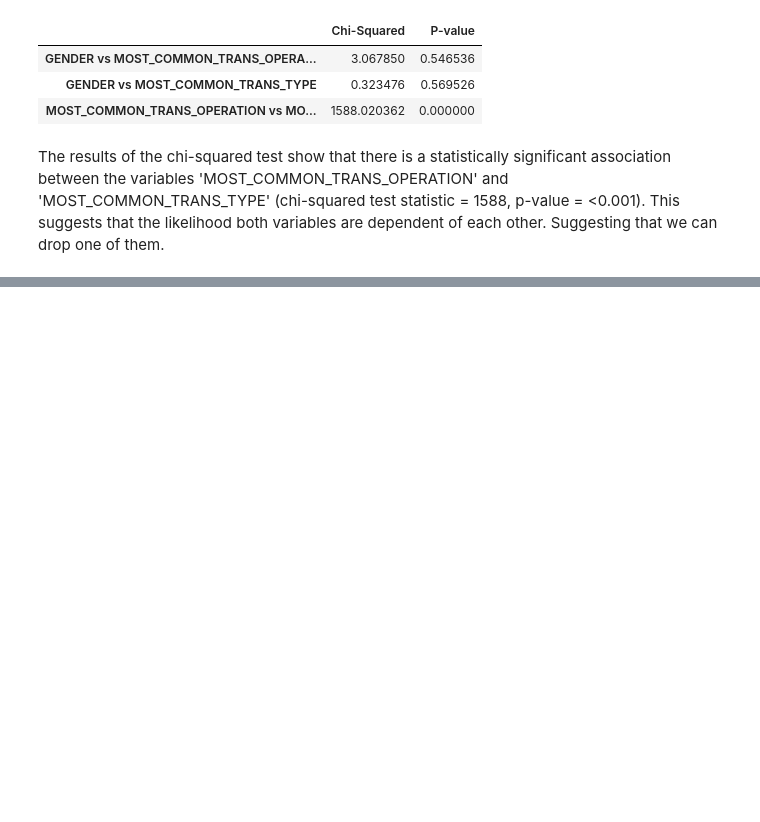
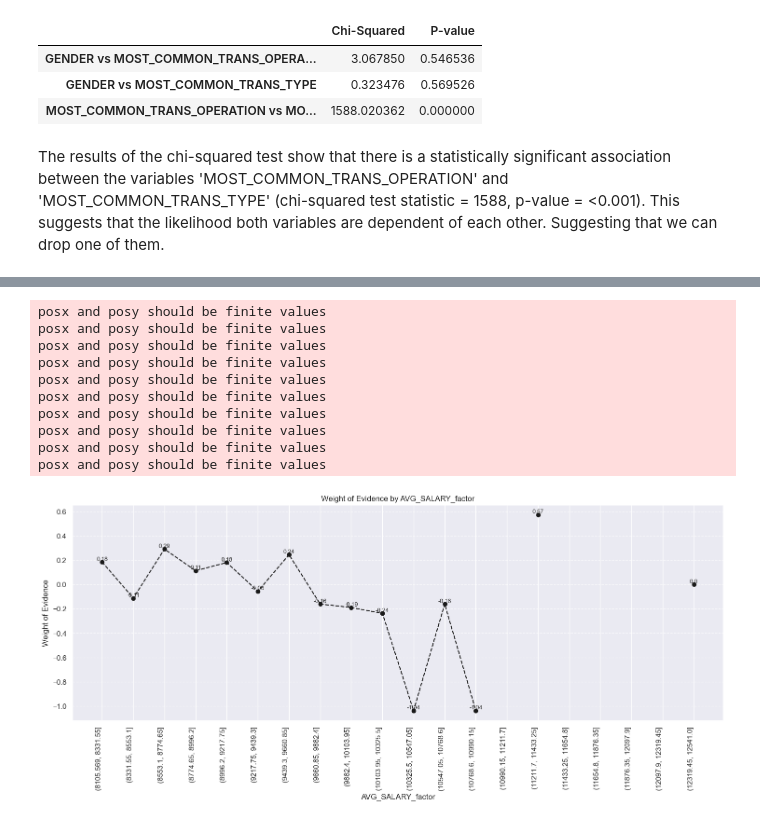
Before and after one commit to josecaloca/Loan-Prediction, a Jupyter notebook: loan_prediction_scorecard.ipynb, the cells around one changed output, grey strips where cells are left out. Cells and saved outputs as stored; diff of their text form; code cells hidden in the pictures; blank space fills up the shorter version.

```diff
--- a/loan_prediction_scorecard.ipynb
+++ b/loan_prediction_scorecard.ipynb
@@ -717,0 +871,12 @@ plot_by_woe(df_temp)
+# %%
+df_inputs_prepr['AMOUNT:<6281'] = np.where(df_inputs_prepr['AMOUNT'] <= 6281, 1, 0)
+df_inputs_prepr['AMOUNT:6281-24871'] = np.where(df_inputs_prepr['AMOUNT'].isin(range(6281, 24871)), 1, 0)
+df_inputs_prepr['AMOUNT:24871-40081'] = np.where(df_inputs_prepr['AMOUNT'].isin(range(24871, 40081)), 1, 0)
+df_inputs_prepr['AMOUNT:40081-45150'] = np.where(df_inputs_prepr['AMOUNT'].isin(range(40081, 45150)), 1, 0)
+df_inputs_prepr['AMOUNT:45150-50220'] = np.where(df_inputs_prepr['AMOUNT'].isin(range(45150, 50220)), 1, 0)
+df_inputs_prepr['AMOUNT:50220-70500'] = np.where(df_inputs_prepr['AMOUNT'].isin(range(50220, 70500)), 1, 0)
+df_inputs_prepr['AMOUNT:+70500'] = np.where(df_inputs_prepr['AMOUNT'] >= 70500, 1, 0)
+# %%
+df_inputs_prepr['AVG_SALARY_factor'] =pd.cut(df_inputs_prepr['AVG_SALARY'], 20) # we do fine classing here in 50 buckets
+df_temp = woe_ordered_continuous(df_inputs_prepr, 'AVG_SALARY_factor', df_targets_prepr)
+df_temp
@@ -717,0 +901,14 @@ plot_by_woe(df_temp)
+# %%
+plot_by_woe(df_temp, 90)
+# %% [output]
+posx and posy should be finite values
+posx and posy should be finite values
+posx and posy should be finite values
+posx and posy should be finite values
+posx and posy should be finite values
+posx and posy should be finite values
+posx and posy should be finite values
+posx and posy should be finite values
+posx and posy should be finite values
+posx and posy should be finite values
+[figure, added]
```
Also changed, not shown: parts of 52 cells of this notebook, 6 other files.
